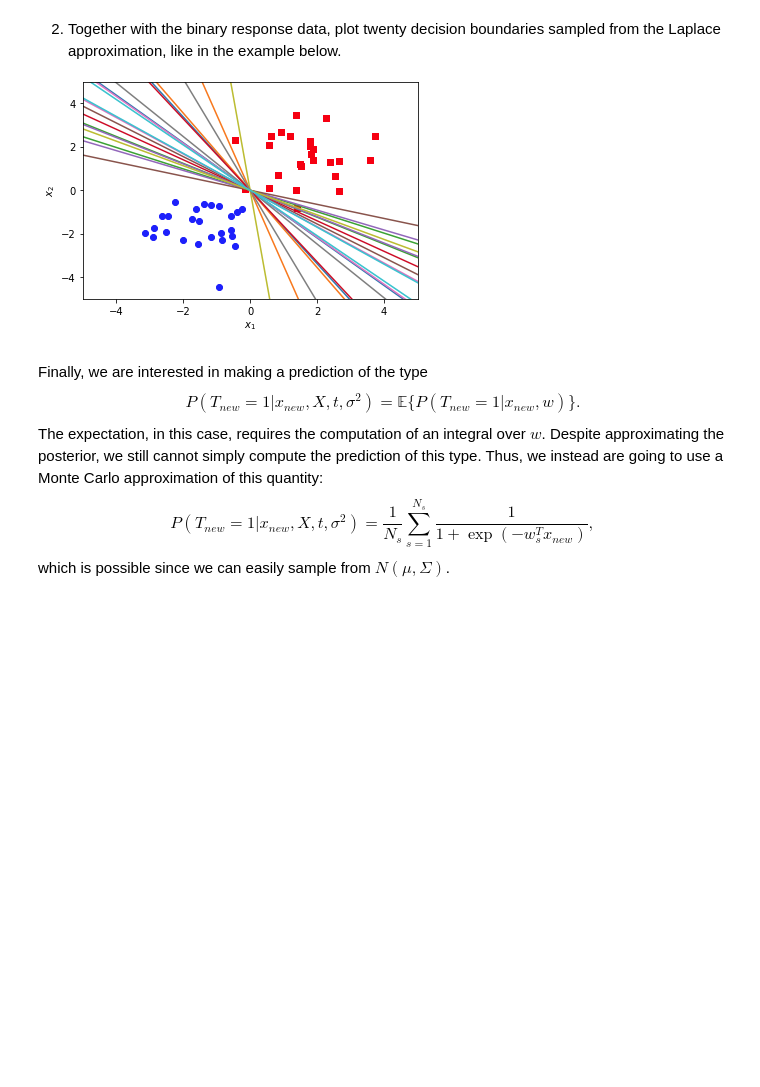
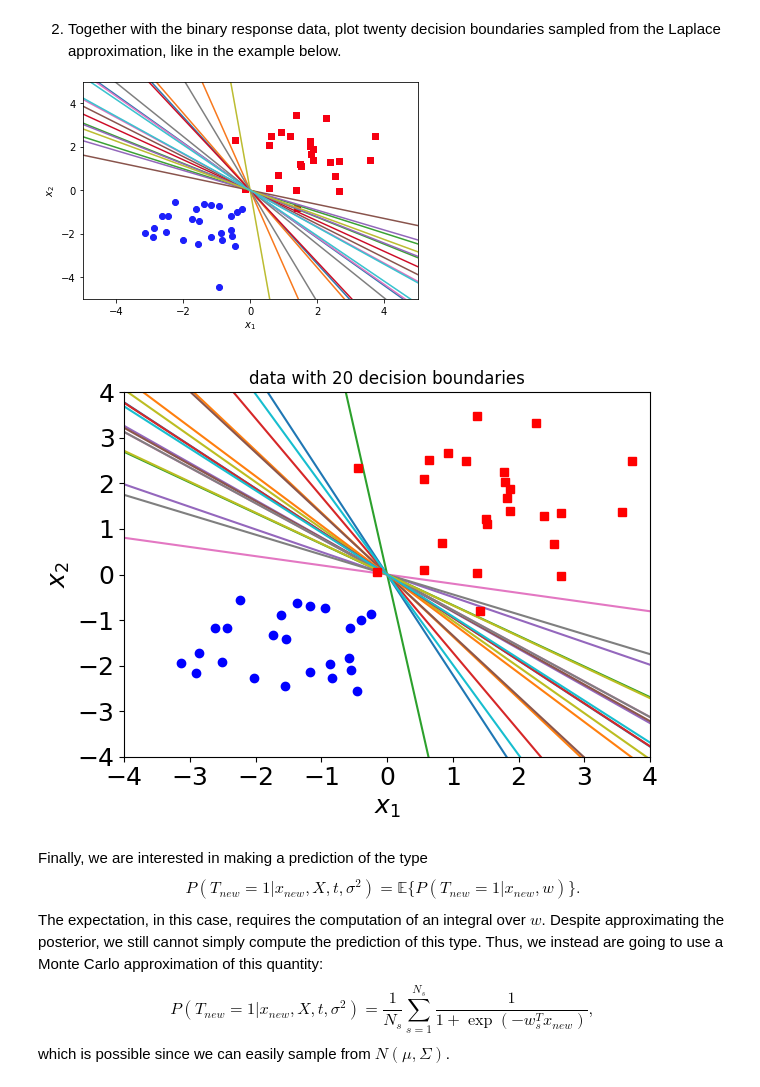
Before and after one commit to meraxion/SML24_as01, a Jupyter notebook: SML24_as04/SML24_as04_1.ipynb, the cells around one changed output. Saved outputs shown, nothing was run; the diff lists cells and outputs as text; code cells hidden in the pictures; blank space fills up the shorter version.

```diff
--- a/SML24_as04/SML24_as04_1.ipynb
+++ b/SML24_as04/SML24_as04_1.ipynb
@@ -323,3 +464,8 @@ raise NotImplementedError()
+# %%
+w = weights_data[0]
+precision = hess_function(w, x, t, sig_sq)
+# because it is defined that mu = optimal w, I don't know how can I get mu from hess_function()
+mu = w
 # %% [markdown]
 2. Together with the binary response data, plot twenty decision boundaries sampled from the Laplace approximation, like in the example below.
 
@@ -330,3 +473,29 @@ raise NotImplementedError()
+# %%
+cov = np.linalg.inv(precision)
+samples = np.random.multivariate_normal(mu, cov, size=20)
+x1 = np.linspace(-4, 4, 100)
+plt.figure()
+for sample in samples:
+    slope = -sample[0] / sample[1]
+    x2 = slope * x1
+    plt.plot(x1, x2)
+    plt.xlim(-4, 4)
+    plt.ylim(-4, 4)
+
+styles = ['rs','bo']
+classes = np.unique(t)
+
+for i,classn in enumerate(classes):
+    pos = np.where(t==classn)[0]
+    plt.plot(x[pos,0],x[pos,1],styles[i])
+    plt.xlabel('$x_{1}$', fontsize=18)
+    plt.ylabel('$x_{2}$', fontsize=18)
+    plt.xticks(fontsize=18)
+    plt.yticks(fontsize=18)
+    plt.title('data with 20 decision boundaries')
+    plt.tight_layout()
+# %% [output]
+[figure, added]
 # %% [markdown]
 Finally, we are interested in making a prediction of the type
 $$
```
Also changed, not shown: parts of 28 cells of this notebook.
